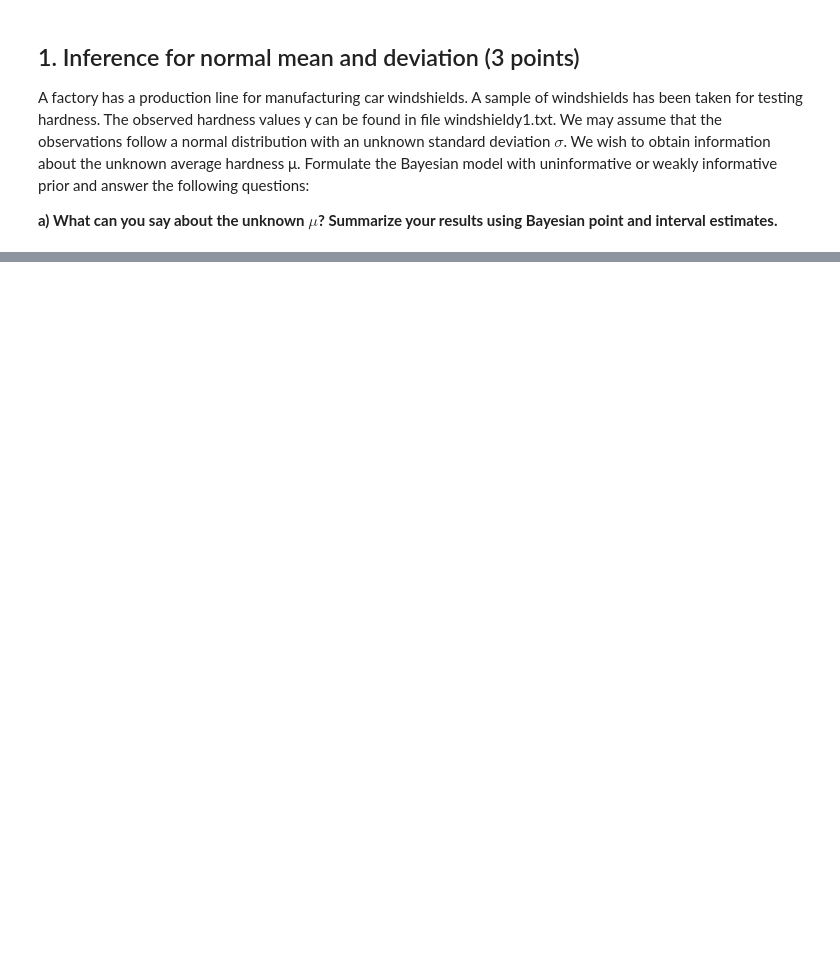
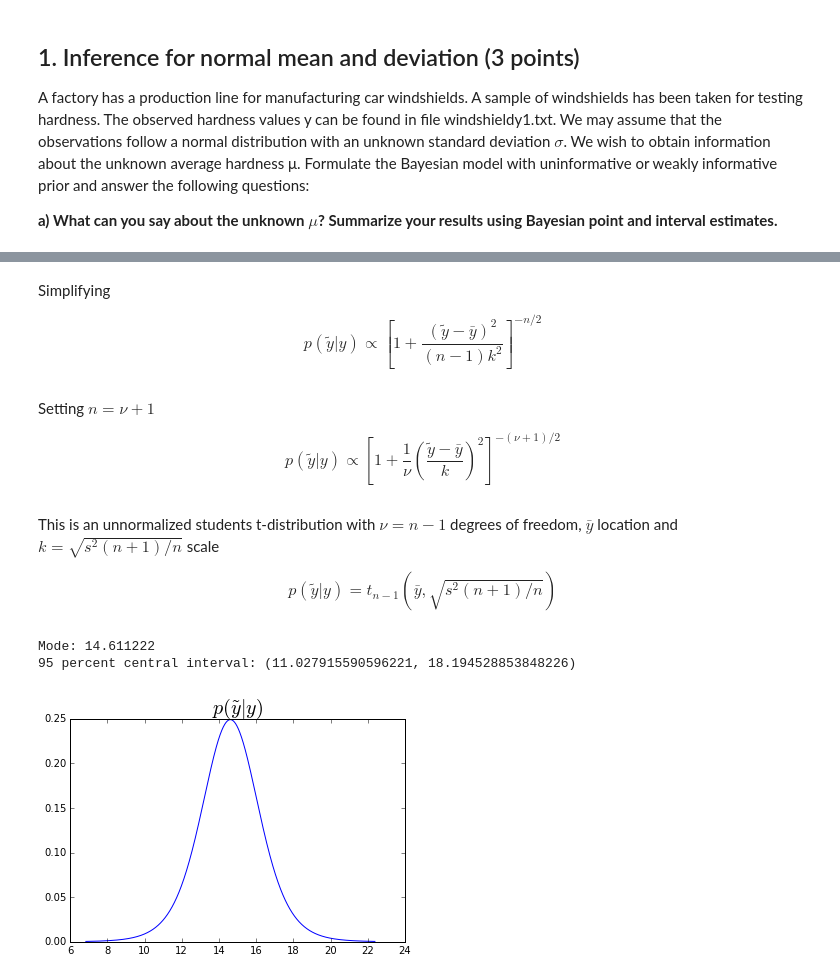
Before and after one commit to rasmusbergpalm/bayes, a Jupyter notebook: ex2/ex2.ipynb, the cells around one changed output, grey strips where cells are left out. Drawn from its saved outputs; the diff is of its cells as text; code cells hidden in the pictures; blank space fills up the shorter version.

```diff
--- a/ex2/ex2.ipynb
+++ b/ex2/ex2.ipynb
@@ -153 +455,42 @@ Mode: 14.611222
+# %% [markdown]
+Simplifying
+
+$$p(\tilde{y}|y)
+\propto
+\left[
+1
++\frac{(\tilde{y}-\bar{y})^2}{(n-1)k^2}
+\right]^{-n/2}
+$$
+# %% [markdown]
+Setting $n=\nu+1$
+
+$$p(\tilde{y}|y)
+\propto
+\left[
+1
++\frac{1}{\nu}
+\left(\frac{\tilde{y}-\bar{y}}{k}\right)^2
+\right]^{-(\nu+1)/2}
+$$
+# %% [markdown]
+This is an unnormalized students t-distribution with $\nu=n-1$ degrees of freedom, $\bar{y}$ location and $k=\sqrt{s^2(n+1)/n}$ scale
+
+$$p(\tilde{y}|y) = t_{n-1}\left(\bar{y}, \sqrt{s^2(n+1)/n}\right)$$
+# %%
+df = n-1
+loc = y_bar
+scale = np.sqrt(s2*(n+1)/n)
+
+x = np.linspace(loc-5*scale,loc+5*scale,1000)
+pdf = stats.t.pdf(x, df, loc, scale)
+plt.plot(x, pdf)
+plt.title(r'$p(\tilde{y}|y)$', fontsize=20)
+
+print "Mode: %f" % y_bar
+print "95 percent central interval: %s" % (stats.t.interval(0.95, df, loc, scale),)
+# %% [output]
+Mode: 14.611222
+95 percent central interval: (11.027915590596221, 18.194528853848226)
+[figure, added]
 # %% [markdown]
```
Also changed, not shown: parts of 60 cells of this notebook.
